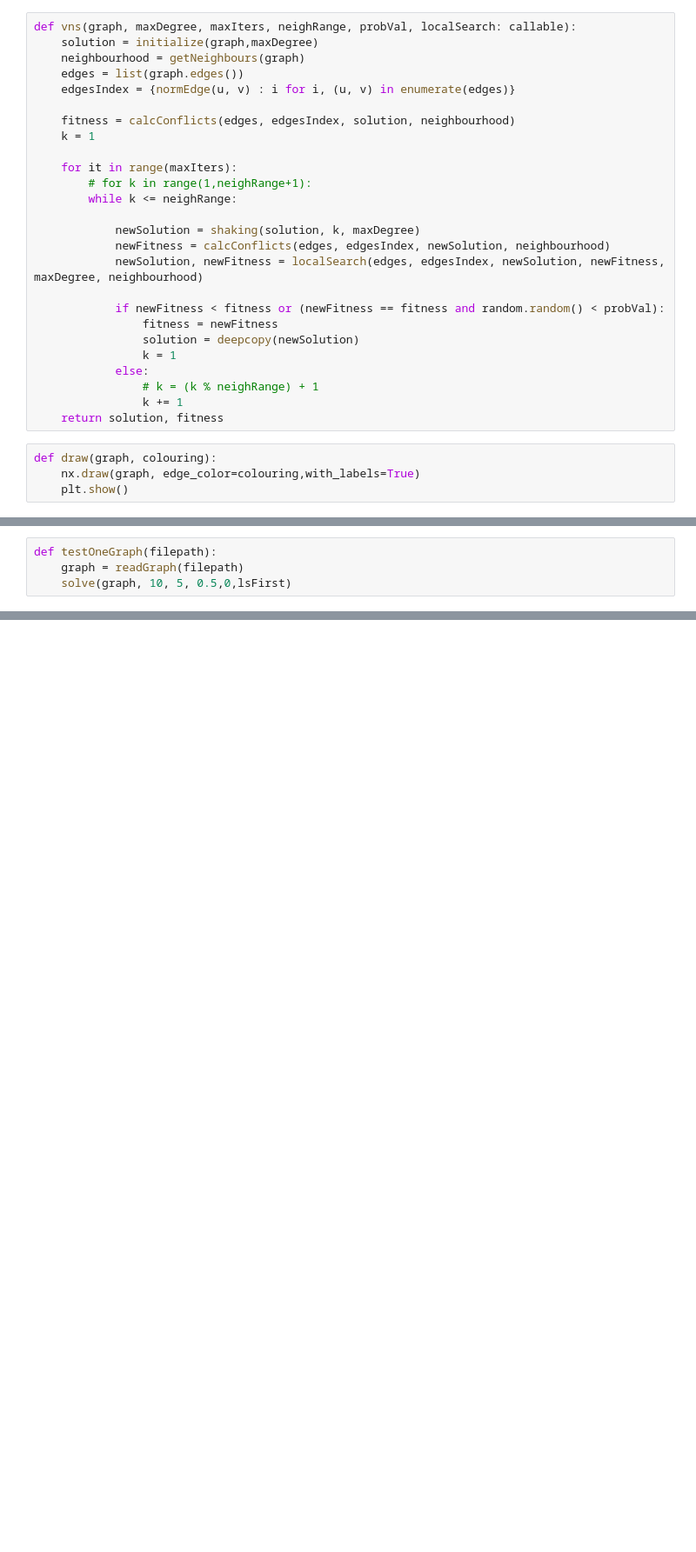
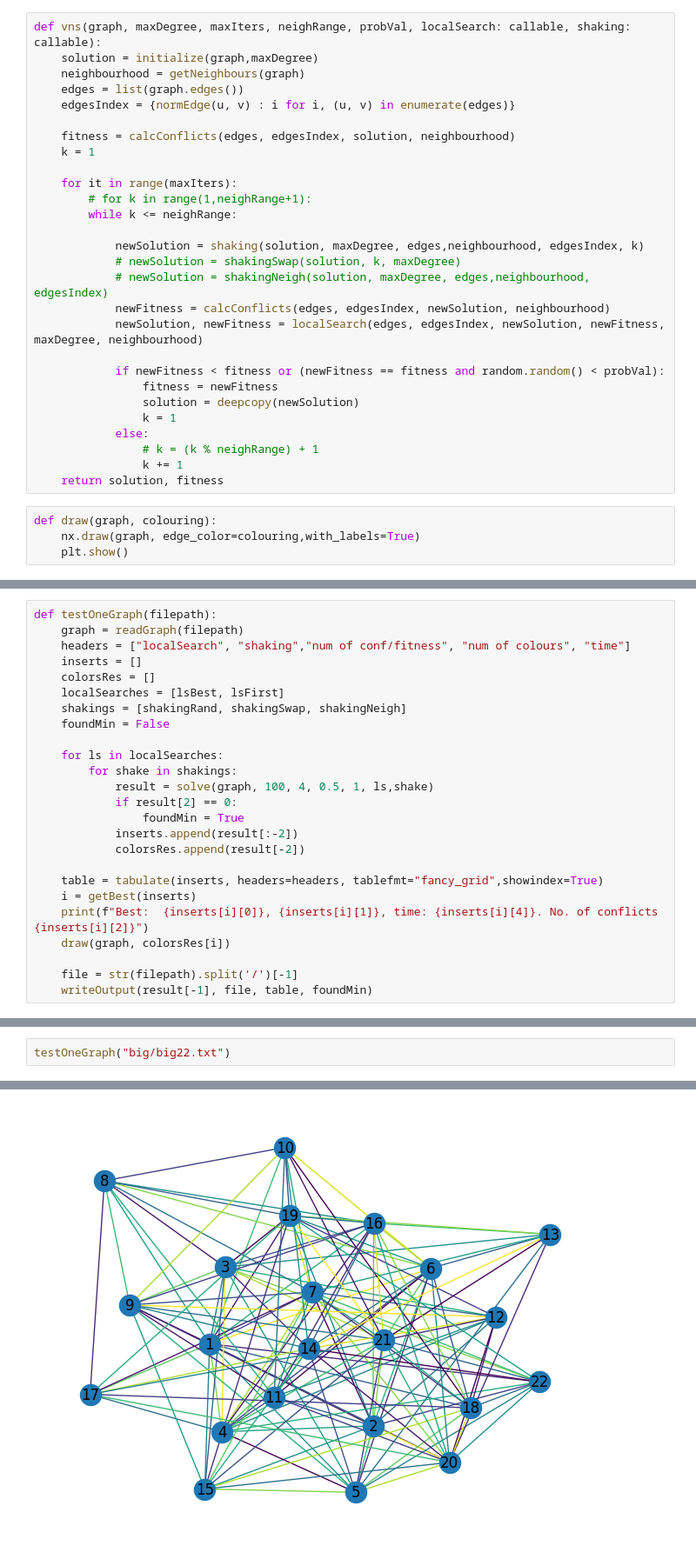
Before and after one commit to ivanaivaneza/minimumEdgeColoring, a Jupyter notebook: vns.ipynb, the cells around one changed output, grey strips where cells are left out. Shown at 87% size. Cells and saved outputs as stored; diff of their text form; blank space fills up the shorter version.

```diff
--- a/vns.ipynb
+++ b/vns.ipynb
@@ -142,7 +167,7 @@ def lsBest(edges, edgesIndex, solution, fitness, maxDegree, neighbourhood):
 def initialize(graph, max_degree):
     return [random.randrange(1,max_degree + 1) for _ in range(len(graph.edges))]
 # %%
-def vns(graph, maxDegree, maxIters, neighRange, probVal, localSearch: callable):
+def vns(graph, maxDegree, maxIters, neighRange, probVal, localSearch: callable, shaking: callable):
     solution = initialize(graph,maxDegree)
     neighbourhood = getNeighbours(graph)
     edges = list(graph.edges())
@@ -155,7 +180,9 @@ def vns(graph, maxDegree, maxIters, neighRange, probVal, localSearch: callable):
         # for k in range(1,neighRange+1):
         while k <= neighRange:
 
-            newSolution = shaking(solution, k, maxDegree)
+            newSolution = shaking(solution, maxDegree, edges,neighbourhood, edgesIndex, k)
+            # newSolution = shakingSwap(solution, k, maxDegree)
+            # newSolution = shakingNeigh(solution, maxDegree, edges,neighbourhood, edgesIndex)
             newFitness = calcConflicts(edges, edgesIndex, newSolution, neighbourhood)
             newSolution, newFitness = localSearch(edges, edgesIndex, newSolution, newFitness, maxDegree, neighbourhood)
 
@@ -211,4 +279,25 @@ def testGraphs(dir): #params
 # %%
 def testOneGraph(filepath):
     graph = readGraph(filepath)
-    solve(graph, 10, 5, 0.5,0,lsFirst)
+    headers = ["localSearch", "shaking","num of conf/fitness", "num of colours", "time"]
+    inserts = []
+    colorsRes = []
+    localSearches = [lsBest, lsFirst]
+    shakings = [shakingRand, shakingSwap, shakingNeigh]
+    foundMin = False
+
+    for ls in localSearches:
+        for shake in shakings:
+            result = solve(graph, 100, 4, 0.5, 1, ls,shake)
+            if result[2] == 0:
+                foundMin = True
+            inserts.append(result[:-2])
+            colorsRes.append(result[-2])
+
+    table = tabulate(inserts, headers=headers, tablefmt="fancy_grid",showindex=True)
+    i = getBest(inserts)
+    print(f"Best:  {inserts[i][0]}, {inserts[i][1]}, time: {inserts[i][4]}. No. of conflicts {inserts[i][2]}")
+    draw(graph, colorsRes[i])
+
+    file = str(filepath).split('/')[-1]
+    writeOutput(result[-1], file, table, foundMin)
@@ -241,0 +316,3 @@ graph10.txt testing...
+# %%
+testOneGraph("big/big22.txt")
+# %% [output]
@@ -241,0 +320 @@ graph10.txt testing...
+[figure, added]
```
Also changed, not shown: parts of 17 cells of this notebook, 7 other files.
